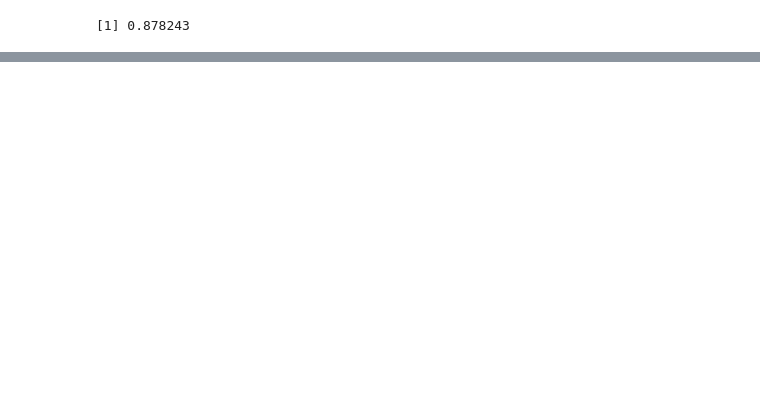
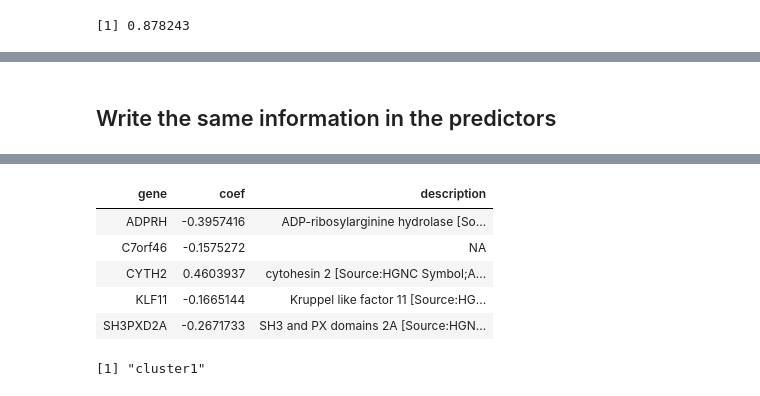
Before and after one commit to Mamie/MethylationPrediction, a Jupyter notebook: notes/compareHM27HM450Clustering.ipynb, the cells around one changed output, grey strips where cells are left out. Saved outputs shown, nothing was run; the diff lists cells and outputs as text; code cells hidden in the pictures; blank space fills up the shorter version.

Commit message:
Write the vbsr predictor information and module network plot

```diff
--- a/notes/compareHM27HM450Clustering.ipynb
+++ b/notes/compareHM27HM450Clustering.ipynb
@@ -52,0 +122,2 @@ head(cbind(HM450.intersectOrdered, HM27.intersect))
+# %% [markdown]
+## Write the same information in the predictors
@@ -52,0 +126,3 @@ head(cbind(HM450.intersectOrdered, HM27.intersect))
+# %%
+MergeHGNCDescription(coef)
+# %% [output]
@@ -52,0 +131,10 @@ head(cbind(HM450.intersectOrdered, HM27.intersect))
+| gene | coef | description |
+| ADPRH | -0.3957416 | ADP-ribosylarginine hydrolase [So... |
+| C7orf46 | -0.1575272 | NA |
+| CYTH2 | 0.4603937 | cytohesin 2 [Source:HGNC Symbol;A... |
+| KLF11 | -0.1665144 | Kruppel like factor 11 [Source:HG... |
+| SH3PXD2A | -0.2671733 | SH3 and PX domains 2A [Source:HGN... |
+# %%
+base.name
+# %% [output]
+[1] "cluster1"
```
Also changed, not shown: parts of 17 cells of this notebook, 21 other files.
